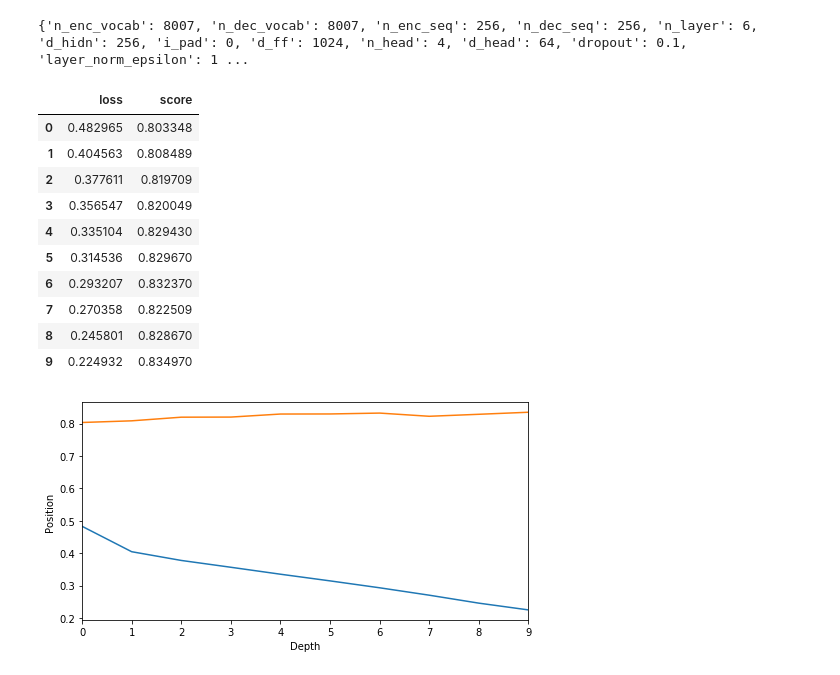
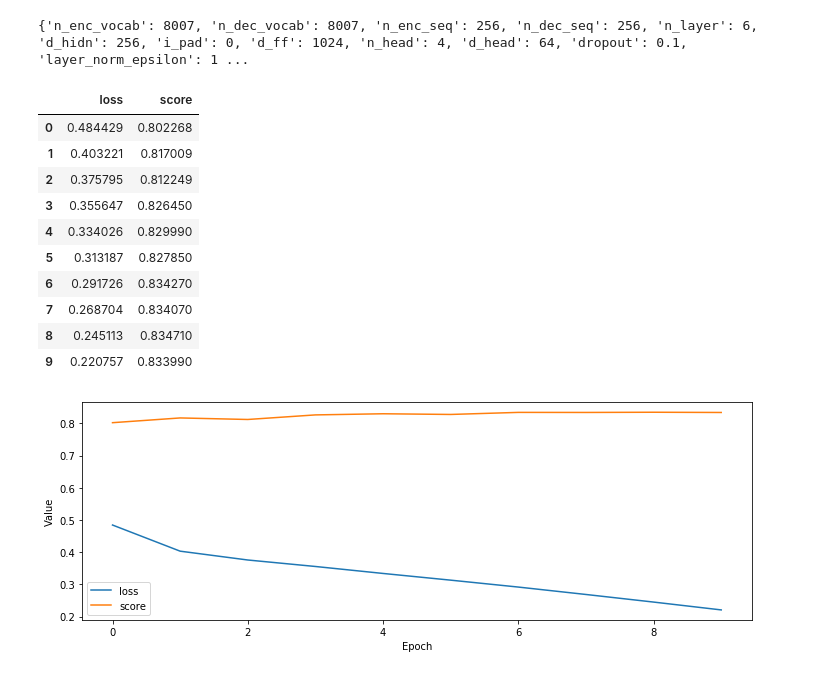
Before and after one commit to paul-hyun/transformer-evolution, a Jupyter notebook: tutorial/transformer-02.ipynb, the cells around one changed output. Saved outputs shown, nothing was run; the diff lists cells and outputs as text; code cells hidden in the pictures.

```diff
--- a/tutorial/transformer-02.ipynb
+++ b/tutorial/transformer-02.ipynb
@@ -541,32 +544,32 @@ for epoch in range(n_epoch):
         best_epoch, best_loss, best_score = epoch, loss, score
 print(f">>>> epoch={best_epoch}, loss={best_loss:.5f}, socre={best_score:.5f}")
 # %%
-# data
+# table
 data = {
     "loss": losses,
     "score": scores
 }
 df = pd.DataFrame(data)
 display(df)
 
 # graph
-plt.figure(figsize=[8, 4])
-plt.plot(losses)
-plt.plot(scores)
-plt.xlabel('Depth')
-plt.xlim((0, n_epoch - 1))
-plt.ylabel('Position')
+plt.figure(figsize=[12, 4])
+plt.plot(losses, label="loss")
+plt.plot(scores, label="score")
+plt.legend()
+plt.xlabel('Epoch')
+plt.ylabel('Value')
 plt.show()
 # %% [output]
 |  | loss | score |
-| 0 | 0.482965 | 0.803348 |
-| 1 | 0.404563 | 0.808489 |
-| 2 | 0.377611 | 0.819709 |
-| 3 | 0.356547 | 0.820049 |
-| 4 | 0.335104 | 0.829430 |
-| 5 | 0.314536 | 0.829670 |
-| 6 | 0.293207 | 0.832370 |
-| 7 | 0.270358 | 0.822509 |
-| 8 | 0.245801 | 0.828670 |
-| 9 | 0.224932 | 0.834970 |
+| 0 | 0.484429 | 0.802268 |
+| 1 | 0.403221 | 0.817009 |
+| 2 | 0.375795 | 0.812249 |
+| 3 | 0.355647 | 0.826450 |
+| 4 | 0.334026 | 0.829990 |
+| 5 | 0.313187 | 0.827850 |
+| 6 | 0.291726 | 0.834270 |
+| 7 | 0.268704 | 0.834070 |
+| 8 | 0.245113 | 0.834710 |
+| 9 | 0.220757 | 0.833990 |
-[figure, old version]
+[figure, new version]
```
Also changed, not shown: parts of 4 cells of this notebook.
